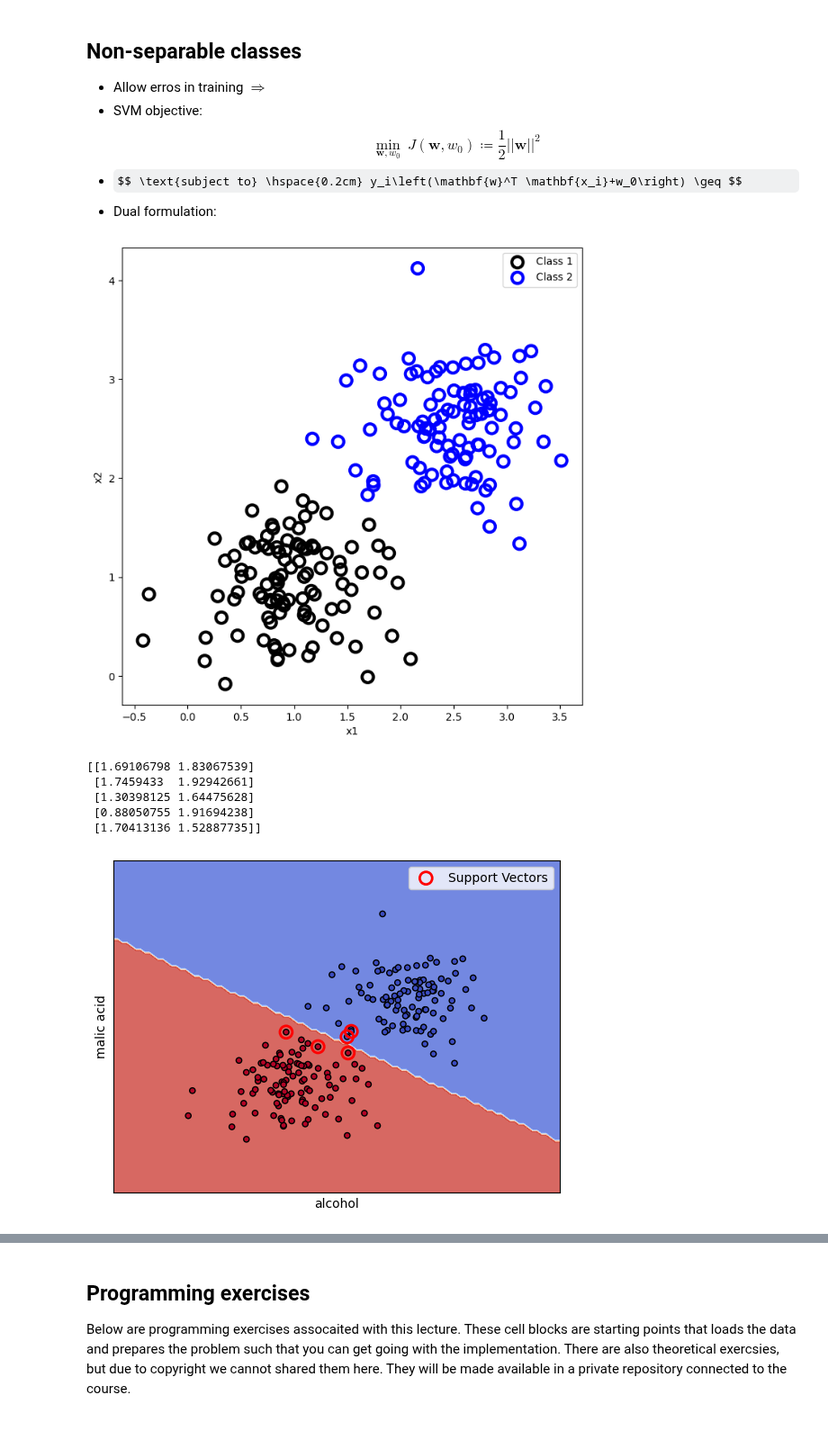
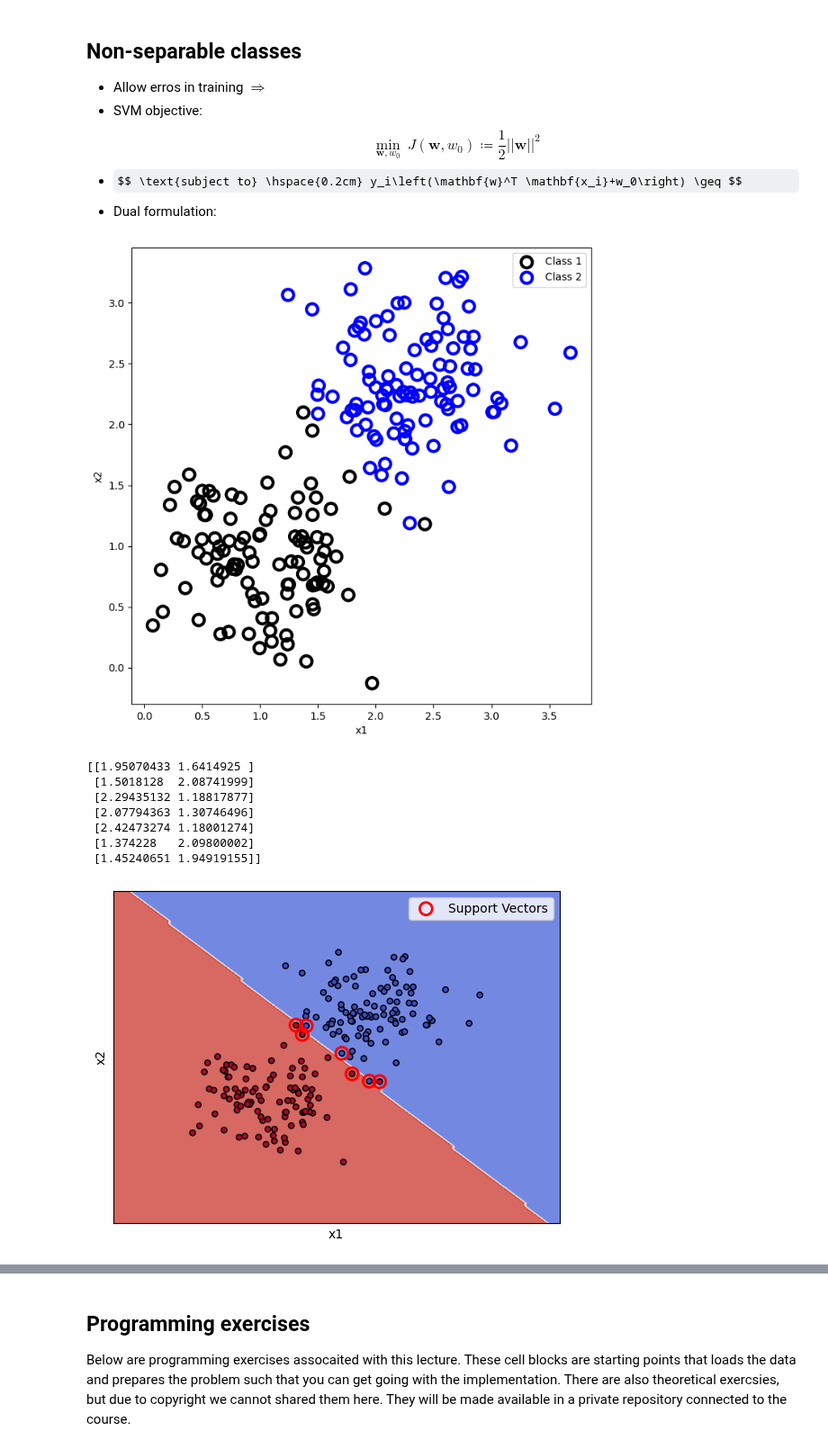
Before and after one commit to Wickstrom/pattern-recognition-handbook, a Jupyter notebook: notebooks/03/support_vector_machine.ipynb, the cells around one changed output, grey strips where cells are left out. Shown at 90% size. Cells and saved outputs as stored; diff of their text form; code cells hidden in the pictures; some formulas as TeX source.

```diff
--- a/notebooks/03/support_vector_machine.ipynb
+++ b/notebooks/03/support_vector_machine.ipynb
@@ -187,7 +187,7 @@ import matplotlib.pyplot as plt
 number_of_samples_in_each_class = 100
 
 mu1 = np.array([1, 1])
-mu2 = np.array([2.5, 2.5])
+mu2 = np.array([2.3, 2.3])
 sigma = np.array([[0.2, 0.0], [0.0, 0.2]])
 
 x_train_1 = np.random.multivariate_normal(mu1, sigma, number_of_samples_in_each_class)
@@ -208,13 +208,13 @@ plt.ylabel('x2')
 plt.legend()
 plt.show()
 # %% [output]
-[figure, old version]
+[figure, new version]
 # %%
 from sklearn import svm
 from sklearn.inspection import DecisionBoundaryDisplay
 import matplotlib.pyplot as plt
 
-clf = svm.SVC(kernel='linear', C=10.0)
+clf = svm.SVC(kernel='linear', C=1000.0)
 clf.fit(X, y)
 
 print(clf.support_vectors_)
@@ -223,39 +223,41 @@ fig, sub = plt.subplots(1, 1)
 
 X0, X1 = X[:, 0], X[:, 1]
 
 disp = DecisionBoundaryDisplay.from_estimator(
     clf,
     X,
     response_method="predict",
     cmap=plt.cm.coolwarm,
     alpha=0.8,
     ax=sub,
     xlabel='x1',
     ylabel='x2',
 )
 sub.scatter(X0, X1, c=y, cmap=plt.cm.coolwarm, s=20, edgecolors="k")
 # Highlight support vectors
 sub.scatter(
     clf.support_vectors_[:, 0],
     clf.support_vectors_[:, 1],
     s=100,
     facecolors='none',
     edgecolors='red',
     linewidths=2,
     label='Support Vectors'
 )
 sub.legend()
 sub.set_xticks(())
 sub.set_yticks(())
 
 plt.show()
 # %% [output]
-[[1.69106798 1.83067539]
- [1.7459433  1.92942661]
- [1.30398125 1.64475628]
- [0.88050755 1.91694238]
- [1.70413136 1.52887735]]
+[[1.95070433 1.6414925 ]
+ [1.5018128  2.08741999]
+ [2.29435132 1.18817877]
+ [2.07794363 1.30746496]
+ [2.42473274 1.18001274]
+ [1.374228   2.09800002]
+ [1.45240651 1.94919155]]
-[figure, old version]
+[figure, new version]
 # %%
 import numpy as np
 import matplotlib.pyplot as plt
```
Also changed, not shown: parts of 3 cells of this notebook, 1 other file.
